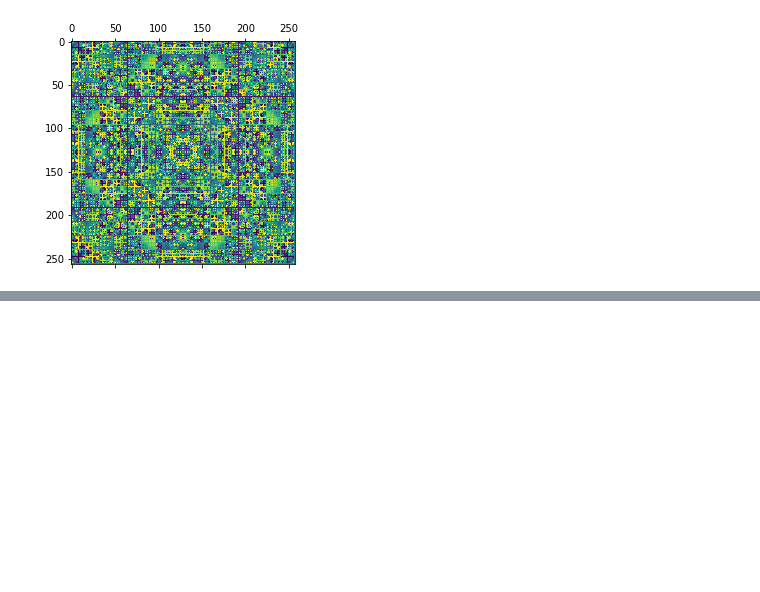
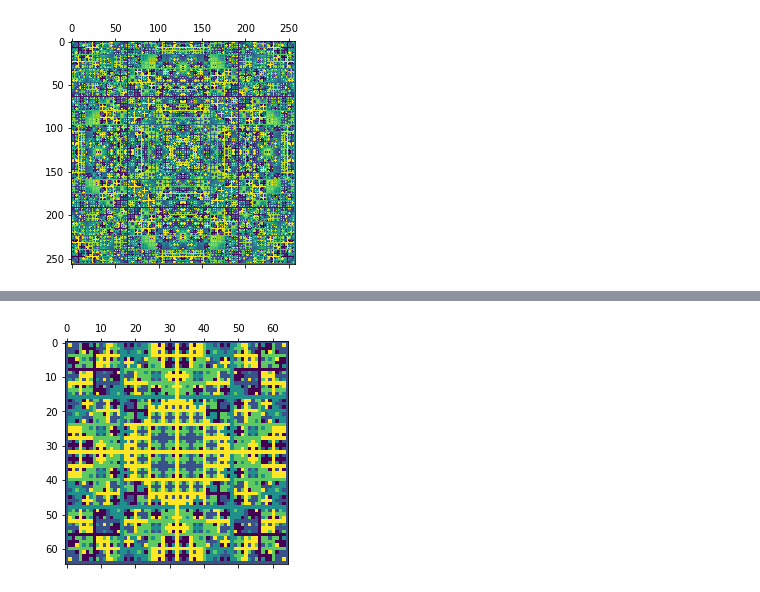
Before and after one commit to RyanGreenup/Python-Quant, a Jupyter notebook: Learning-Sympy/Persian-Recursion/Persian-Recursion.ipynb, the cells around one changed output, grey strips where cells are left out. Cells and saved outputs as stored; diff of their text form; code cells hidden in the pictures; blank space fills up the shorter version.

```diff
--- a/Learning-Sympy/Persian-Recursion/Persian-Recursion.ipynb
+++ b/Learning-Sympy/Persian-Recursion/Persian-Recursion.ipynb
@@ -298,0 +321,48 @@ main(4,4, 1, cx)
+# %%
+# m is colours
+# n is number of folds
+# Z is number for border
+# cx is a function to transform the variables
+def main(m, n, z, cx):
+    import numpy as np
+    import matplotlib.pyplot as plt
+
+    # Make the Empty Matrix
+    mat = np.empty([2**n+1, 2**n+1])
+    main.mat = mat
+
+    # Fill the Borders
+    mat[:,0] = mat[:,-1] = mat[0,:] = mat[-1,:] = z
+
+    # Colour the Grid
+    colorgrid(0, mat.shape[0]-1, 0, mat.shape[0]-1, m)
+
+    # Plot the Matrix
+    plt.matshow(mat)
+
+
+# Define Helper Functions
+def colorgrid(l, r, t, b, m):
+    # print(l, r, t, b)
+    if (l < r -1):
+        ## define the centre column and row
+        mc = int((l+r)/2); mr = int((t+b)/2)
+
+        ## Assign the colour
+        main.mat[(t+1):b,mc] = cx(l, r, t, b, m)
+        main.mat[mr,(l+1):r] = cx(l, r, t, b, m)
+
+        ## Now Recall this function on the four new squares
+                #l r   t   b
+        colorgrid(l, mc, t, mr, m)    # NW
+        colorgrid(mc, r, t, mr, m)    # NE
+        colorgrid(l, mc, mr, b, m)    # SW
+        colorgrid(mc, r, mr, b, m)    # SE
+
+def cx(l, r, t, b, m):
+    new_col = (main.mat[t,l] + main.mat[t,r] +  main.mat[b,l] + main.mat[b,r]) % m
+    return new_col.astype(int)
+
+main(5,6, 1, cx)
+# %% [output]
+[figure, added]
```
Also changed, not shown: parts of 3 cells of this notebook.
